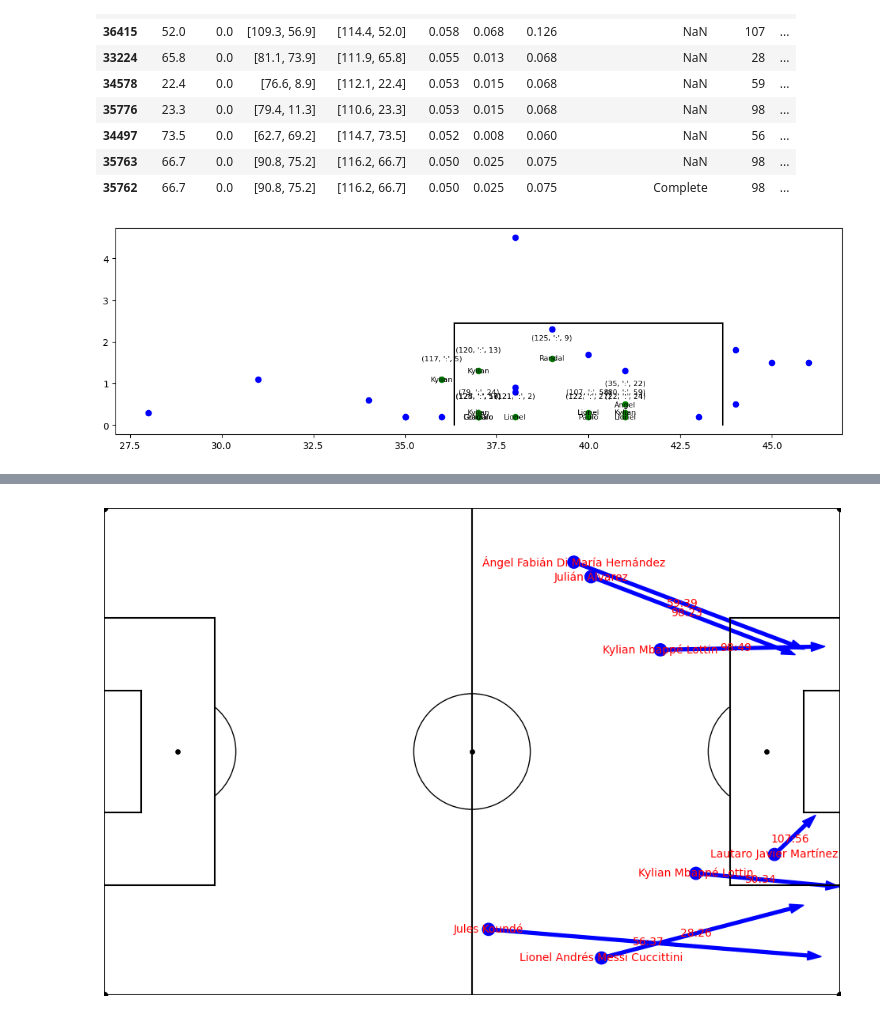
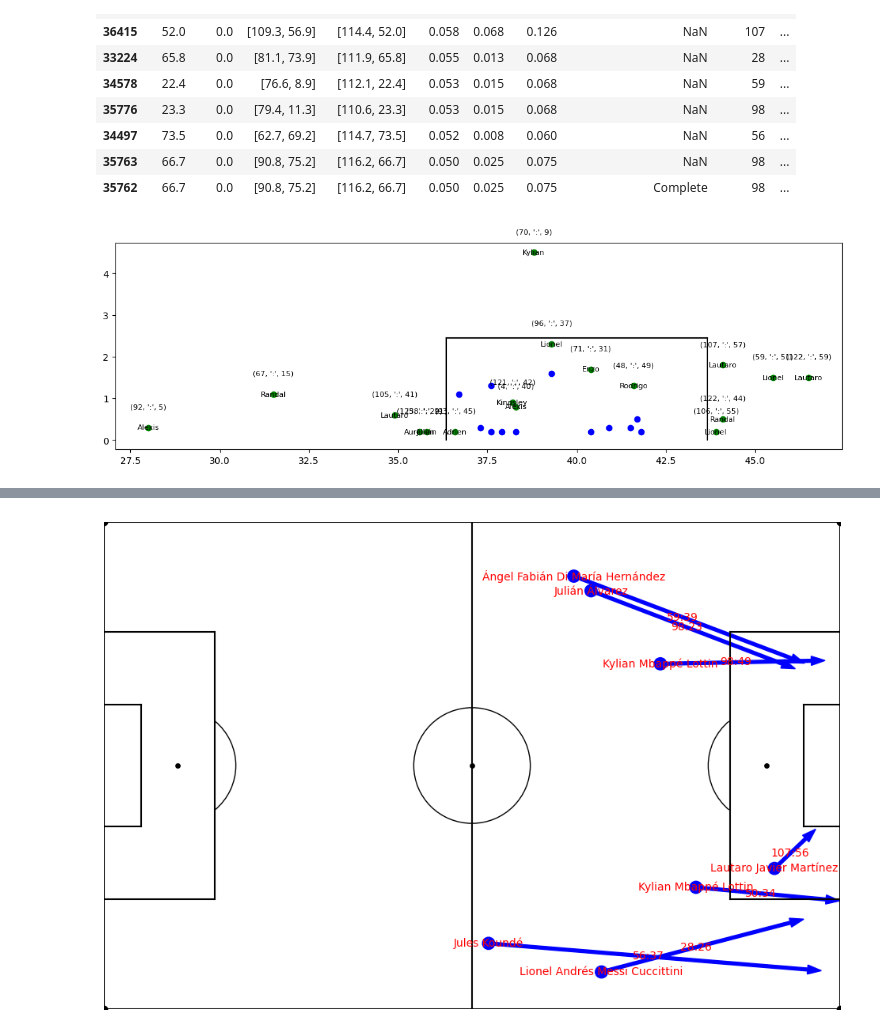
Before and after one commit to tomasnp/Datacamp, a Jupyter notebook: obv.ipynb, the cells around one changed output, grey strips where cells are left out. Cells and saved outputs as stored; diff of their text form; code cells hidden in the pictures.

```diff
--- a/obv.ipynb
+++ b/obv.ipynb
@@ -382,30 +456,30 @@ best_carries.sort_values(by="diff_xT", ascending=False).head(10)
 # %%
 # Taille du but (en mètres)
 goal_width = 7.32  # Largeur du but de football standard
 goal_height = 2.44  # Hauteur du but de football standard
 
-best_shots = df[(df["type.name"] == "Shot") & (df["end_z"] < 5)]
+
 
 # Créer une figure et un axe
 fig, ax = plt.subplots(figsize=(14, 4))
 
 
 # dessiner le goal sachant que le centre du goal est à y = 40 et z = 0
 ax.plot([40 - goal_width / 2, 40 - goal_width / 2], [0, goal_height], color='black')
 ax.plot([40 + goal_width / 2, 40 + goal_width / 2], [0, goal_height], color='black')
 ax.plot([40 - goal_width / 2, 40 + goal_width / 2], [goal_height, goal_height], color='black')
 
 # Afficher les coordonnées xT pour chaque tir
 for i, shot in best_shots.iterrows():
     # Dessiner un cercle pour chaque tir
-    if shot['shot.outcome.name'] == 'Goal':
+    if shot['shot.outcome.name'] != 'Goal':
         ax.plot(shot['end_y'], shot['end_z'], 'o', color='green')
         ax.text(shot['end_y'], shot['end_z'], shot['player.name'].split(" ")[0], color='black', fontsize=8, ha='center', va='center')
         ax.text(shot['end_y'], shot['end_z']+0.5, (shot['minute'], ":", shot["second"]), color='black', fontsize=8, ha='center', va='center')
 
     else:
         ax.plot(shot['end_y'], shot['end_z'], 'o', color='blue')
     # Afficher le nom abregé du joueur pour chaque tir
     # ax.text(shot['end_y'], shot['end_z'], shot['player.name'].split(" ")[0], color='black', fontsize=8, ha='center', va='center')
 # %% [output]
-[figure, old version]
+[figure, new version]
```
Also changed, not shown: parts of 13 cells of this notebook, 1 other file.
